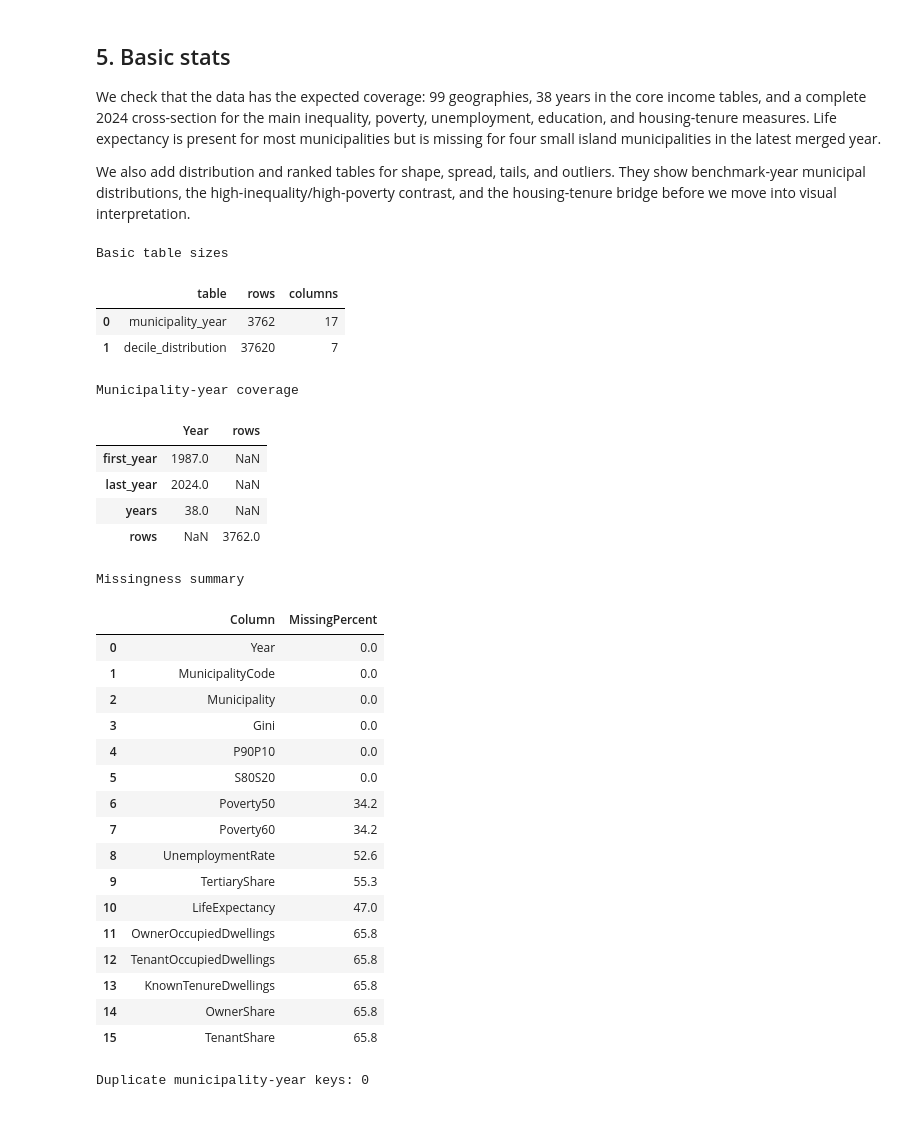
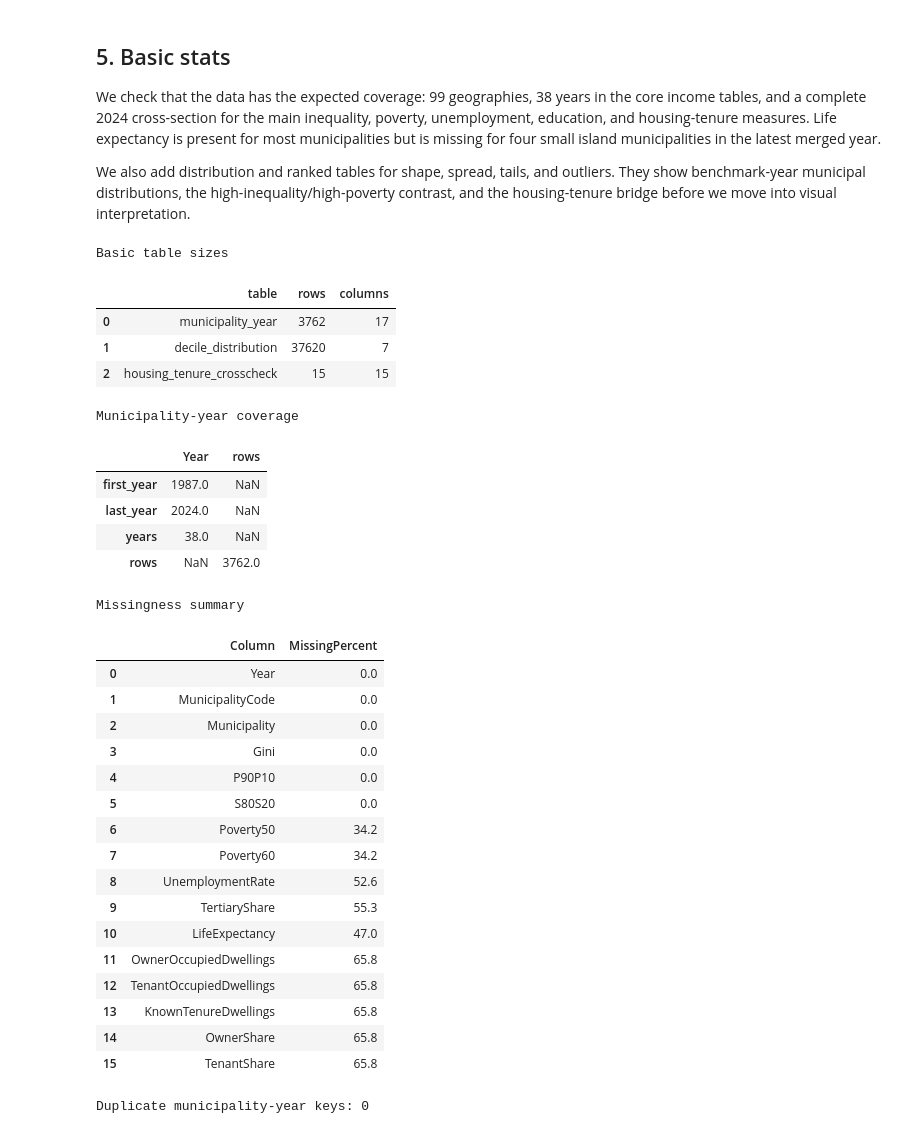
Before and after one commit to oliv2079/SocialProjectBv2, a Jupyter notebook: notebooks/denmark_inequality_project.ipynb, the cells around one changed output. Cells and saved outputs as stored; diff of their text form; code cells hidden in the pictures.

```diff
--- a/notebooks/denmark_inequality_project.ipynb
+++ b/notebooks/denmark_inequality_project.ipynb
@@ -114,36 +117,38 @@ We also add distribution and ranked tables for shape, spread, tails, and outlier
 # %%
 municipality_year = pd.read_csv(PROCESSED_DIR / "municipality_year.csv", dtype={"MunicipalityCode": str})
 deciles = pd.read_csv(PROCESSED_DIR / "decile_distribution.csv", dtype={"MunicipalityCode": str})
 missingness = pd.read_csv(PROCESSED_DIR / "missingness_summary.csv")
 regression_summary = pd.read_csv(PROCESSED_DIR / "regression_summary.csv")
 correlation_over_time = pd.read_csv(PROCESSED_DIR / "correlation_over_time.csv")
+housing_crosscheck = pd.read_csv(PROCESSED_DIR / "housing_tenure_crosscheck.csv")
 summary_stats = json.loads((PROCESSED_DIR / "summary_stats.json").read_text(encoding="utf-8"))
 
 basic_stats = pd.DataFrame({
-    "table": ["municipality_year", "decile_distribution"],
-    "rows": [len(municipality_year), len(deciles)],
-    "columns": [municipality_year.shape[1], deciles.shape[1]],
+    "table": ["municipality_year", "decile_distribution", "housing_tenure_crosscheck"],
+    "rows": [len(municipality_year), len(deciles), len(housing_crosscheck)],
+    "columns": [municipality_year.shape[1], deciles.shape[1], housing_crosscheck.shape[1]],
 })
 
 year_coverage = (
     municipality_year.groupby("Year")
     .size()
     .rename("rows")
     .reset_index()
     .agg(first_year=("Year", "min"), last_year=("Year", "max"), years=("Year", "nunique"), rows=("rows", "sum"))
 )
 
 print("Basic table sizes")
 display(basic_stats)
 print("Municipality-year coverage")
 display(year_coverage)
 print("Missingness summary")
 display(missingness)
 # %% [output]
 Basic table sizes
 |  | table | rows | columns |
 | 0 | municipality_year | 3762 | 17 |
 | 1 | decile_distribution | 37620 | 7 |
+| 2 | housing_tenure_crosscheck | 15 | 15 |
 Municipality-year coverage
 |  | Year | rows |
 | first_year | 1987.0 | NaN |
```
Also changed, not shown: parts of 7 cells of this notebook, 16 other files.
